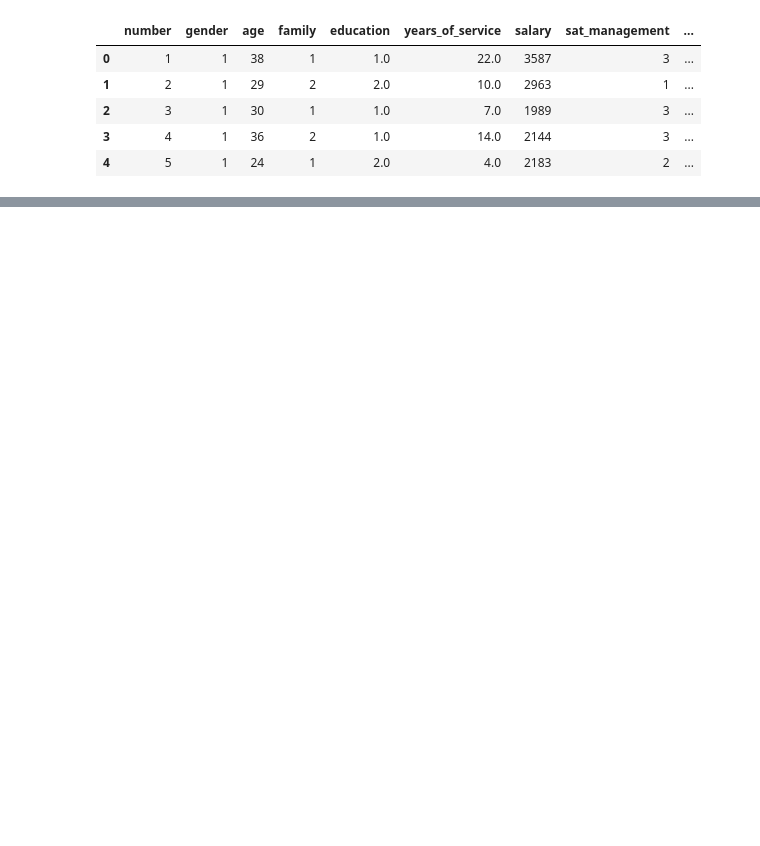
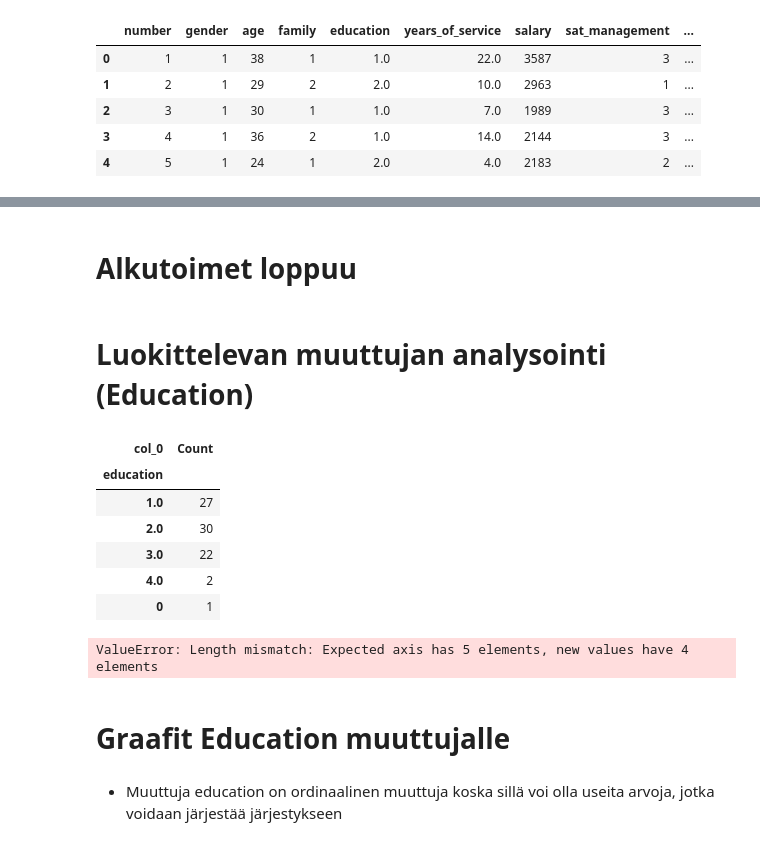
Before and after one commit to Fernoss/TKM22_python_project_sfz, a Jupyter notebook: HARJOITUSTYÖ/harjoitus.ipynb, the cells around one changed output, grey strips where cells are left out. Cells and saved outputs as stored; diff of their text form; code cells hidden in the pictures; blank space fills up the shorter version.

```diff
--- a/HARJOITUSTYÖ/harjoitus.ipynb
+++ b/HARJOITUSTYÖ/harjoitus.ipynb
@@ -80,0 +172,25 @@ memory usage: 7.8 KB
+# %% [markdown]
+# Alkutoimet loppuu
+# %% [markdown]
+# Luokittelevan muuttujan analysointi (Education)
+# %%
+df1=pd.crosstab(df['education'], 'Count')
+df1
+# %% [output]
+| col_0 | Count |
+| education |  |
+| 1.0 | 27 |
+| 2.0 | 30 |
+| 3.0 | 22 |
+| 4.0 | 2 |
+| 0 | 1 |
+# %%
+df1.index=['Primary school','Secondary School Graduate','Bachelor','Master']
+df1.columns.name=''
+df1
+# %% [output]
+ValueError: Length mismatch: Expected axis has 5 elements, new values have 4 elements
+# %% [markdown]
+# Graafit Education muuttujalle
+# %% [markdown]
+* Muuttuja education on ordinaalinen muuttuja koska sillä voi olla useita arvoja, jotka voidaan järjestää järjestykseen
```
Also changed, not shown: parts of 28 cells of this notebook.
